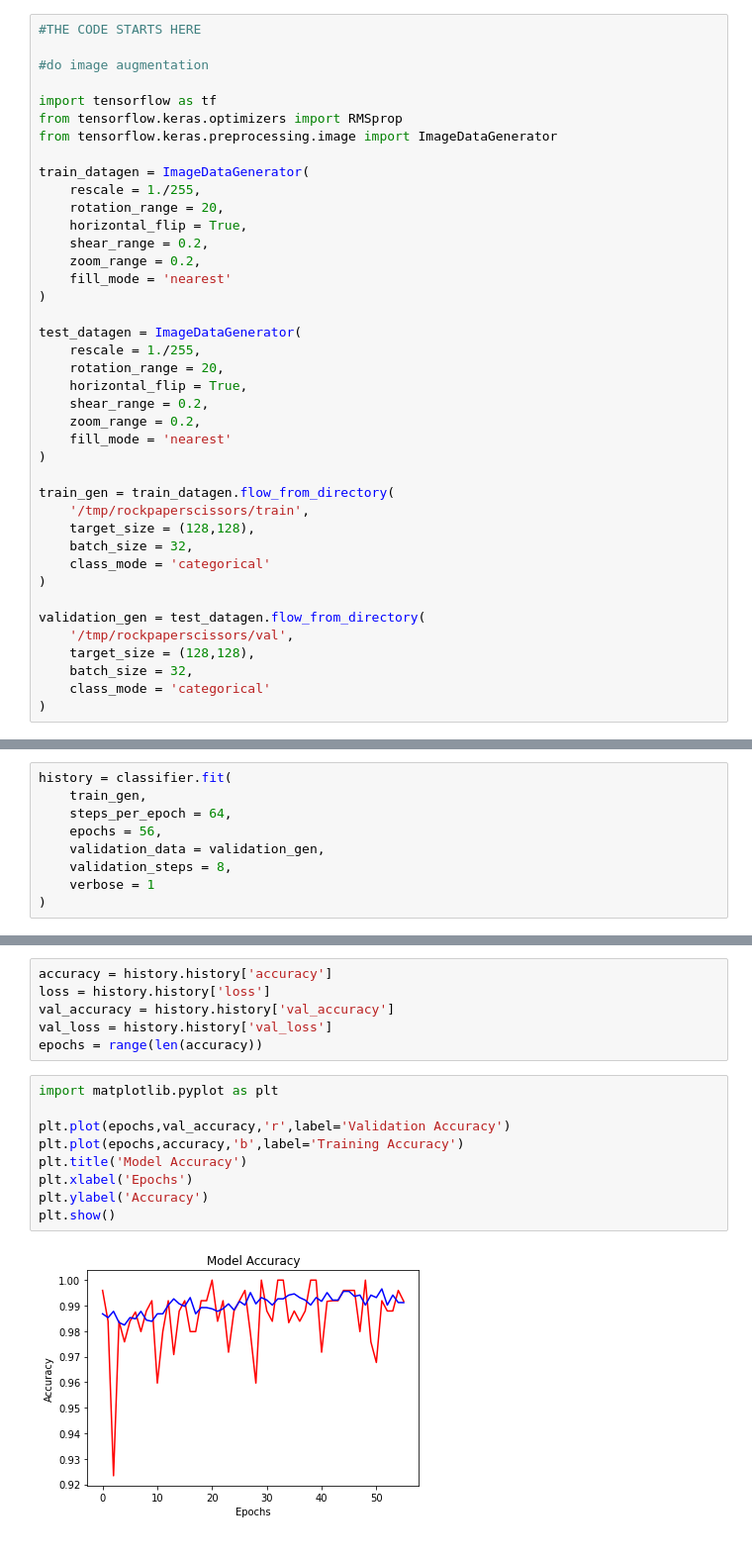
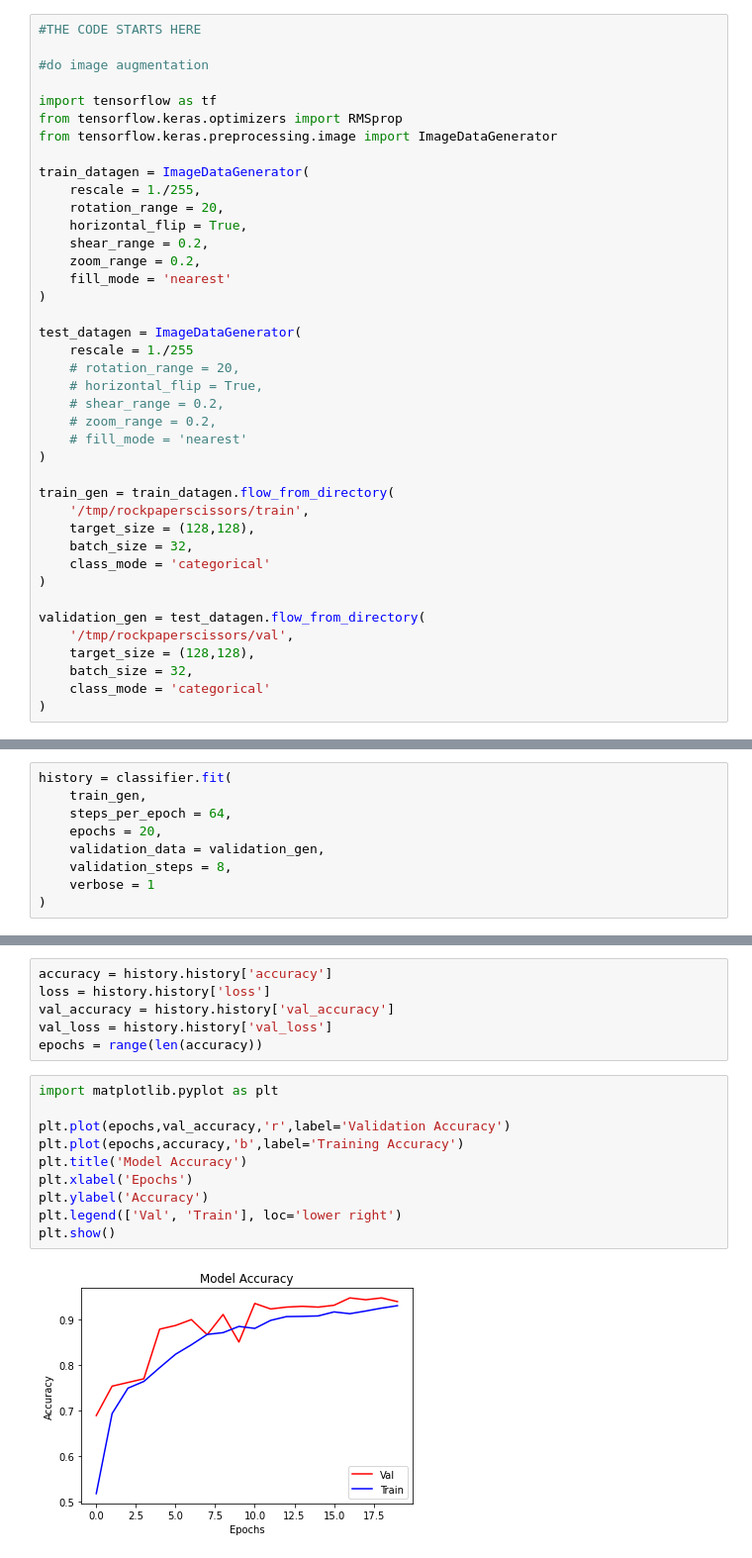
Before and after one commit to bayysp/rockpaperscissor_classification, a Jupyter notebook: cnn_ml_submission.ipynb, the cells around one changed output, grey strips where cells are left out. Shown at 99% size. Drawn from its saved outputs; the diff is of its cells as text.

```diff
--- a/cnn_ml_submission.ipynb
+++ b/cnn_ml_submission.ipynb
@@ -183,12 +183,12 @@ train_datagen = ImageDataGenerator(
 )
 
 test_datagen = ImageDataGenerator(
-    rescale = 1./255,
-    rotation_range = 20,
-    horizontal_flip = True,
-    shear_range = 0.2,
-    zoom_range = 0.2,
-    fill_mode = 'nearest'
+    rescale = 1./255
+    # rotation_range = 20,
+    # horizontal_flip = True,
+    # shear_range = 0.2,
+    # zoom_range = 0.2,
+    # fill_mode = 'nearest'
 )
 
 train_gen = train_datagen.flow_from_directory(
@@ -266,7 +266,7 @@ classifier.compile(
 history = classifier.fit(
     train_gen,
     steps_per_epoch = 64,
-    epochs = 56,
+    epochs = 20,
     validation_data = validation_gen,
     validation_steps = 8,
     verbose = 1
@@ -298,11 +298,12 @@ epochs = range(len(accuracy))
 # %%
 import matplotlib.pyplot as plt
 
 plt.plot(epochs,val_accuracy,'r',label='Validation Accuracy')
 plt.plot(epochs,accuracy,'b',label='Training Accuracy')
 plt.title('Model Accuracy')
 plt.xlabel('Epochs')
 plt.ylabel('Accuracy')
+plt.legend(['Val', 'Train'], loc='lower right')
 plt.show()
 # %% [output]
-[figure, old version]
+[figure, new version]
```
Also changed, not shown: parts of 4 cells of this notebook.
